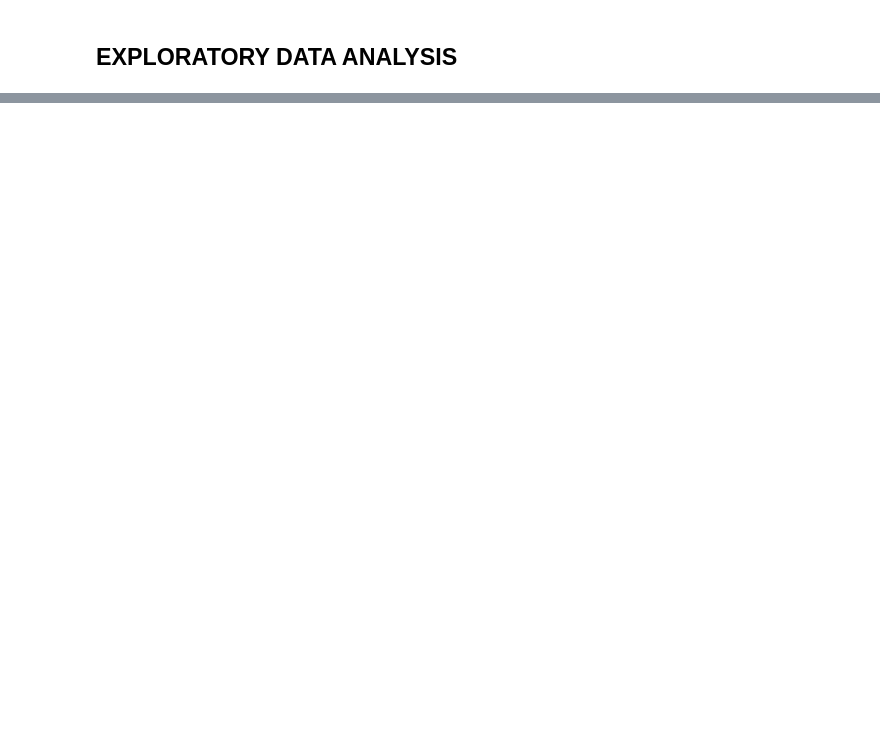
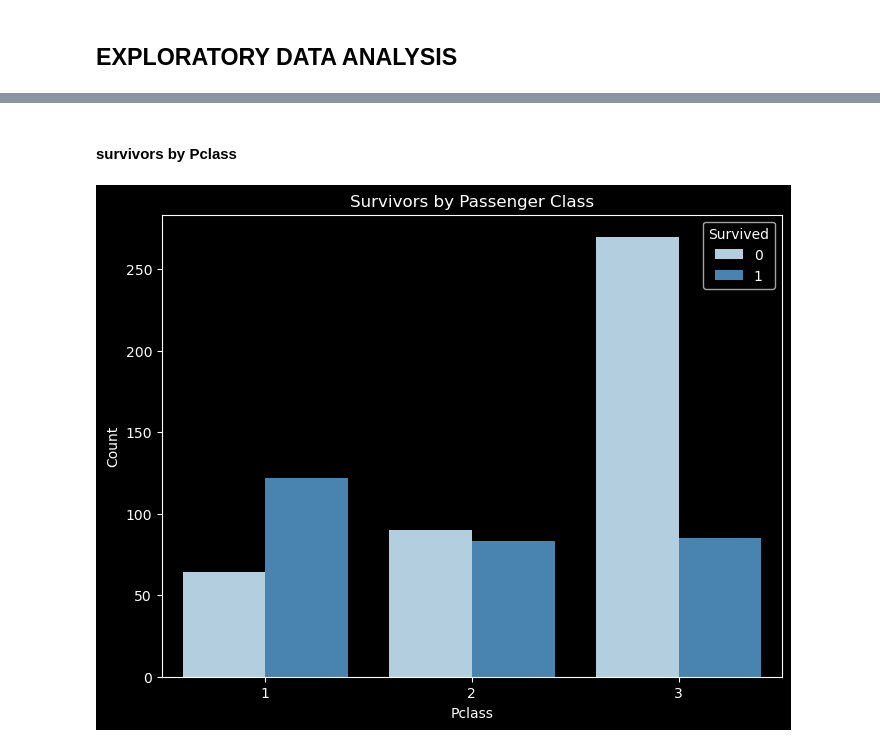
Before and after one commit to marwa9975/Titanic_Exploratory_Data_Analysis, a Jupyter notebook: notebook.ipynb, the cells around one changed output, grey strips where cells are left out. Saved outputs shown, nothing was run; the diff lists cells and outputs as text; code cells hidden in the pictures; blank space fills up the shorter version.

```diff
--- a/notebook.ipynb
+++ b/notebook.ipynb
@@ -254,0 +354,12 @@ plot_outliers_before_and_after(df, numerical_columns)
+# %% [markdown]
+#### survivors by Pclass
+# %%
+# Bar plot comparing the number of survivors by Pclass
+plt.figure(figsize=(8, 6))
+sns.countplot(data=df, x='Pclass', hue='Survived', palette='Blues')
+plt.xlabel('Pclass')
+plt.ylabel('Count')
+plt.title('Survivors by Passenger Class')
+plt.show()
+# %% [output]
+[figure, added]
```
Also changed, not shown: parts of 30 cells of this notebook, 1 other file.
